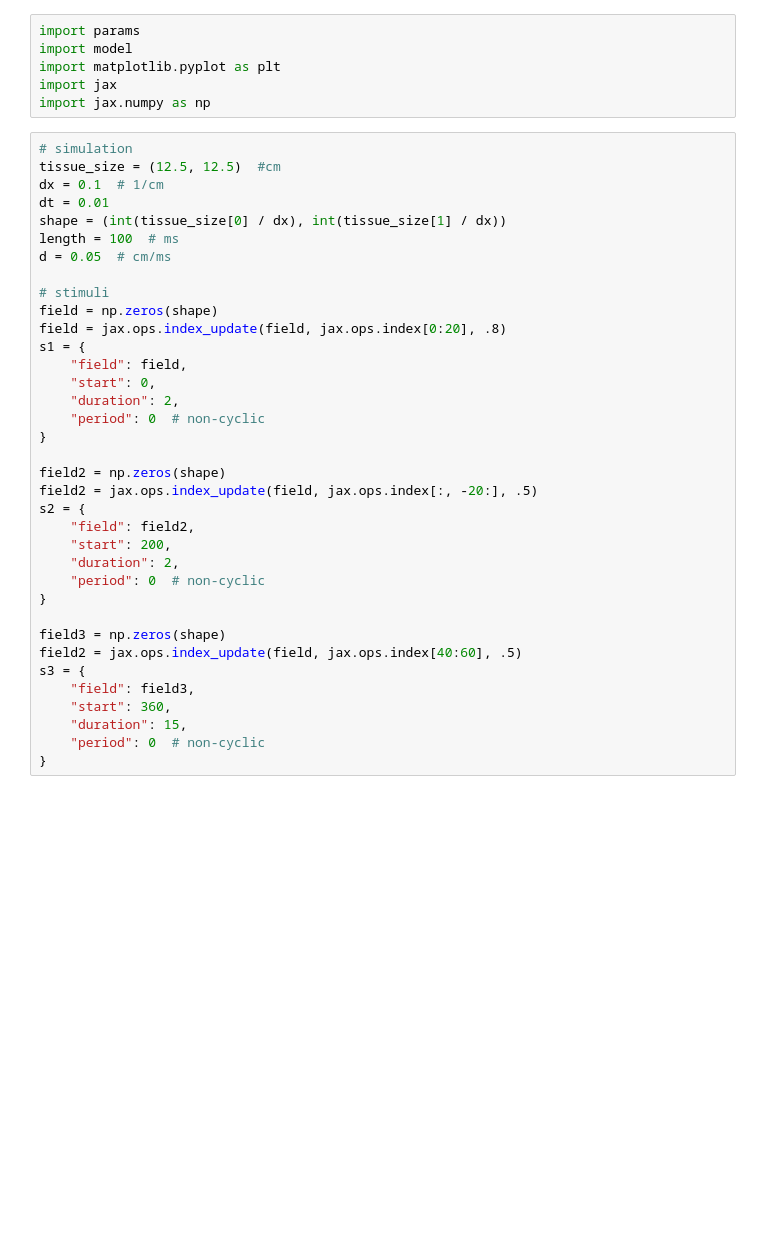
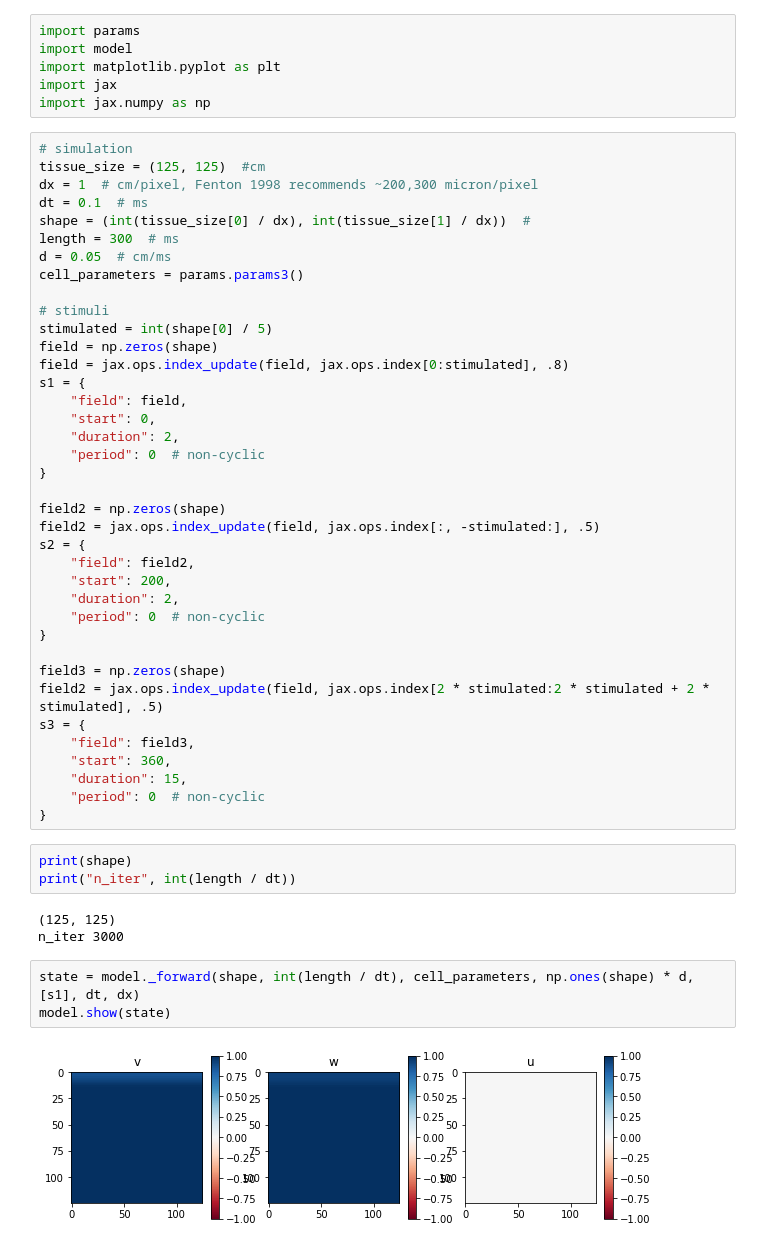
Before and after one commit to epignatelli/cardiax, a Jupyter notebook: dof_convergence_test.ipynb, the cells around one changed output. Saved outputs shown, nothing was run; the diff lists cells and outputs as text; blank space fills up the shorter version.

```diff
--- a/dof_convergence_test.ipynb
+++ b/dof_convergence_test.ipynb
@@ -6,16 +6,18 @@ import jax
 import jax.numpy as np
 # %%
 # simulation
-tissue_size = (12.5, 12.5)  #cm
-dx = 0.1  # 1/cm
-dt = 0.01
-shape = (int(tissue_size[0] / dx), int(tissue_size[1] / dx))
-length = 100  # ms
+tissue_size = (125, 125)  #cm
+dx = 1  # cm/pixel, Fenton 1998 recommends ~200,300 micron/pixel
+dt = 0.1  # ms
+shape = (int(tissue_size[0] / dx), int(tissue_size[1] / dx))  #
+length = 300  # ms
 d = 0.05  # cm/ms
+cell_parameters = params.params3()
 
 # stimuli
+stimulated = int(shape[0] / 5)
 field = np.zeros(shape)
-field = jax.ops.index_update(field, jax.ops.index[0:20], .8)
+field = jax.ops.index_update(field, jax.ops.index[0:stimulated], .8)
 s1 = {
     "field": field,
     "start": 0,
@@ -24,7 +26,7 @@ s1 = {
 }
 
 field2 = np.zeros(shape)
-field2 = jax.ops.index_update(field, jax.ops.index[:, -20:], .5)
+field2 = jax.ops.index_update(field, jax.ops.index[:, -stimulated:], .5)
 s2 = {
     "field": field2,
     "start": 200,
@@ -33,12 +35,23 @@ s2 = {
 }
 
 field3 = np.zeros(shape)
-field2 = jax.ops.index_update(field, jax.ops.index[40:60], .5)
+field2 = jax.ops.index_update(field, jax.ops.index[2 * stimulated:2 * stimulated + 2 * stimulated], .5)
 s3 = {
     "field": field3,
     "start": 360,
     "duration": 15,
     "period": 0  # non-cyclic
 }
+# %%
+print(shape)
+print("n_iter", int(length / dt))
+# %% [output]
+(125, 125)
+n_iter 3000
+# %%
+state = model._forward(shape, int(length / dt), cell_parameters, np.ones(shape) * d, [s1], dt, dx)
+model.show(state)
+# %% [output]
+[figure, added]
 # %%
 state = model.forward(tissue_size=tissue_size,
```
Also changed, not shown: parts of 3 cells of this notebook, 1 other file.
